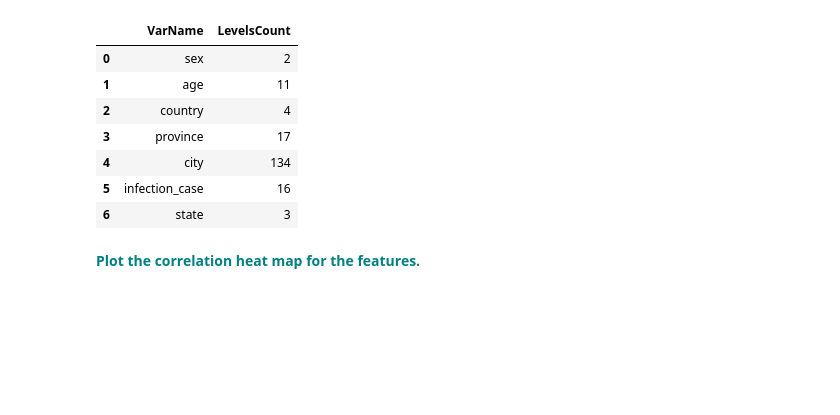
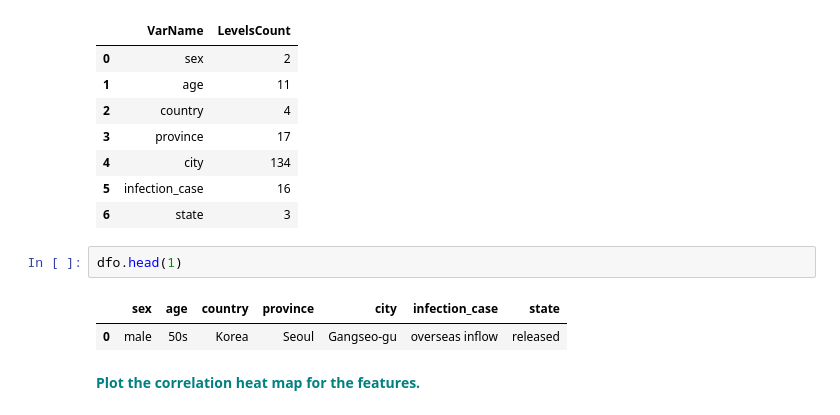
Before and after one commit to amoutafian/random_forest_case_study, a Jupyter notebook: RandomForest_casestudy_covid19.ipynb, the cells around one changed output. Drawn from its saved outputs; the diff is of its cells as text; blank space fills up the shorter version.

```diff
--- a/RandomForest_casestudy_covid19.ipynb
+++ b/RandomForest_casestudy_covid19.ipynb
@@ -197,6 +177,11 @@ vn
 | 4 | city | 134 |
 | 5 | infection_case | 16 |
 | 6 | state | 3 |
+# %%
+dfo.head(1)
+# %% [output]
+|  | sex | age | country | province | city | infection_case | state |
+| 0 | male | 50s | Korea | Seoul | Gangseo-gu | overseas inflow | released |
 # %% [markdown]
 **<font color='teal'> Plot the correlation heat map for the features.</font>**
 # %%
```
Also changed, not shown: parts of 7 cells of this notebook, 2 other files.
